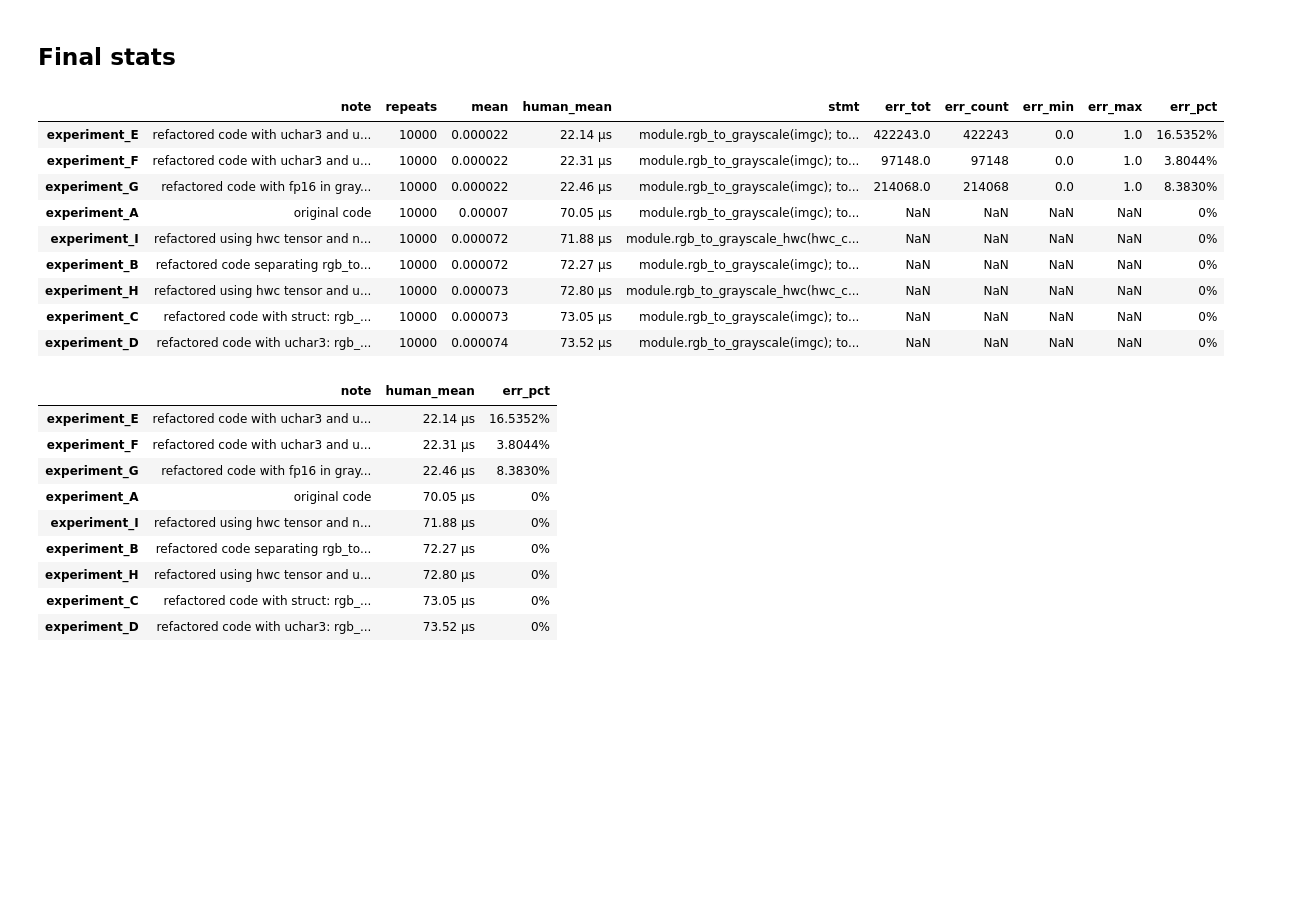
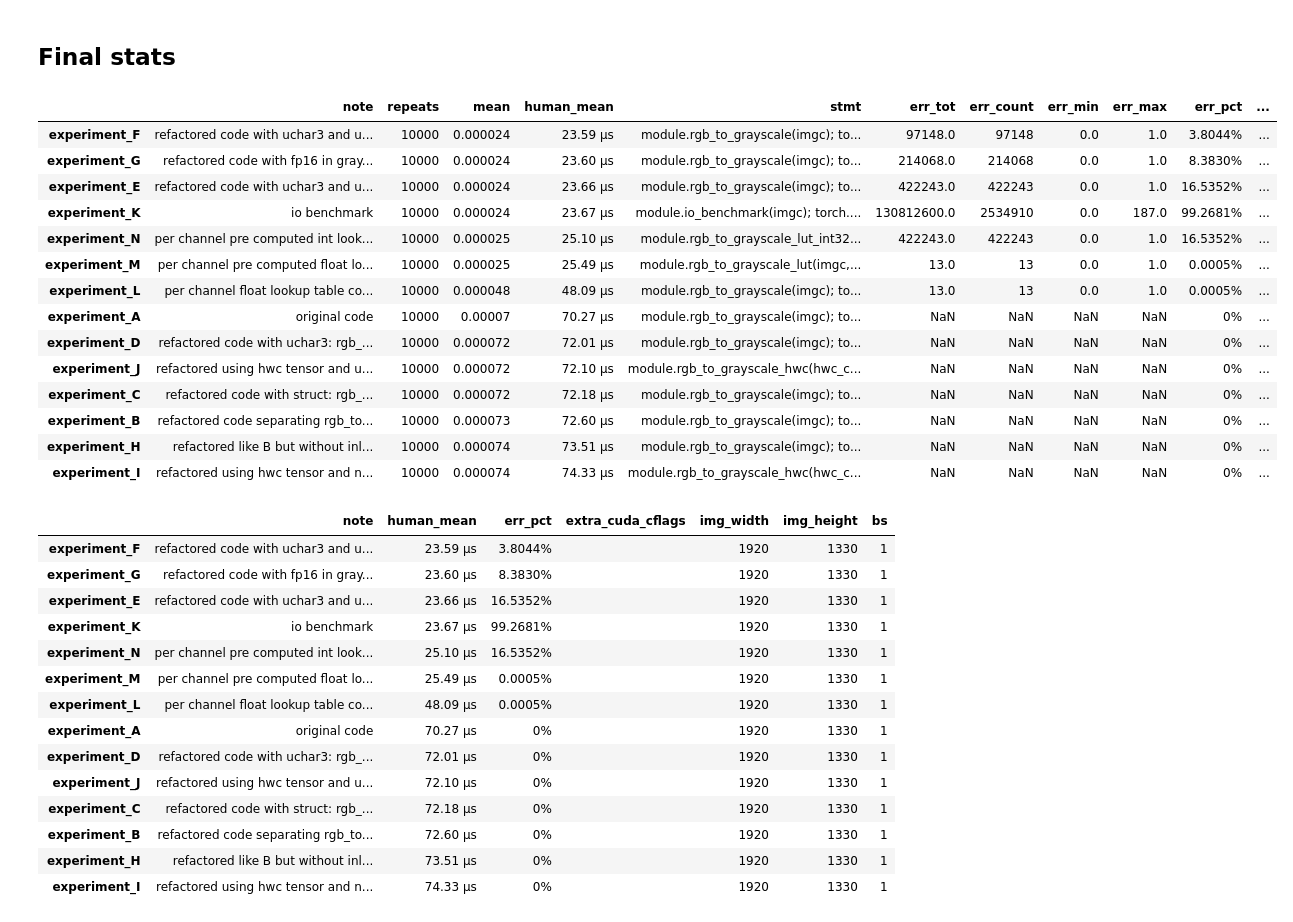
Before and after one commit to artste/lecture2, a Jupyter notebook: lecture3/cuda_rgb_to_gray_refactor.ipynb, the cells around one changed output. Drawn from its saved outputs; the diff is of its cells as text; code cells hidden in the pictures; blank space fills up the shorter version.

Commit message:
Added lookup table experiments.

```diff
--- a/lecture3/cuda_rgb_to_gray_refactor.ipynb
+++ b/lecture3/cuda_rgb_to_gray_refactor.ipynb
@@ -95,6 +95,18 @@ def compare_img(a,b,experiment_name=None,note=None,assert_compare=True,atol=1e-9
     else:
         print('Images are identical')
 # %%
-def load_cuda(cuda_src, cpp_src, funcs, opt=False, verbose=False):
+extra_cuda_cflags=[] # no optimizations
+#extra_cuda_cflags=["-O2"] # with optimizations
+
+def load_cuda(cuda_src, cpp_src, funcs, verbose=False):
     return load_inline(cuda_sources=[cuda_src], cpp_sources=[cpp_src], functions=funcs,
-                       extra_cuda_cflags=["-O2"] if opt else [], verbose=verbose, name="inline_ext")
+                       extra_cuda_cflags=extra_cuda_cflags, verbose=verbose, name="inline_ext")
+# %%
+# Simulate a "batch" of images
+bs = 1
+
+# Simulate batch stacking horizontally more images
+if bs==1: bimg = img
+else: bimg=torch.cat([img for _ in range(bs)], dim=2)
+
+bimg.shape
@@ -739,31 +1001,44 @@ module.rgb_to_grayscale_hwc(hwc_cuda); torch.cuda.synchronize()
 # %%
 import pandas as pd
 df = pd.DataFrame(experiments).T
 df = df.sort_values('mean',ascending=True)
 df['err_pct'] = df['err_pct'].fillna('0%')
+df['extra_cuda_cflags'] = ','.join(extra_cuda_cflags)
+df[['img_height','img_width']] = img.shape[1:]
+df['bs']=bs
 df
 # %% [output]
-|  | note | repeats | mean | human_mean | stmt | err_tot | err_count | err_min | err_max | err_pct |
-| experiment_E | refactored code with uchar3 and u... | 10000 | 0.000022 | 22.14 μs | module.rgb_to_grayscale(imgc); to... | 422243.0 | 422243 | 0.0 | 1.0 | 16.5352% |
-| experiment_F | refactored code with uchar3 and u... | 10000 | 0.000022 | 22.31 μs | module.rgb_to_grayscale(imgc); to... | 97148.0 | 97148 | 0.0 | 1.0 | 3.8044% |
-| experiment_G | refactored code with fp16 in gray... | 10000 | 0.000022 | 22.46 μs | module.rgb_to_grayscale(imgc); to... | 214068.0 | 214068 | 0.0 | 1.0 | 8.3830% |
-| experiment_A | original code | 10000 | 0.00007 | 70.05 μs | module.rgb_to_grayscale(imgc); to... | NaN | NaN | NaN | NaN | 0% |
-| experiment_I | refactored using hwc tensor and n... | 10000 | 0.000072 | 71.88 μs | module.rgb_to_grayscale_hwc(hwc_c... | NaN | NaN | NaN | NaN | 0% |
-| experiment_B | refactored code separating rgb_to... | 10000 | 0.000072 | 72.27 μs | module.rgb_to_grayscale(imgc); to... | NaN | NaN | NaN | NaN | 0% |
-| experiment_H | refactored using hwc tensor and u... | 10000 | 0.000073 | 72.80 μs | module.rgb_to_grayscale_hwc(hwc_c... | NaN | NaN | NaN | NaN | 0% |
-| experiment_C | refactored code with struct: rgb_... | 10000 | 0.000073 | 73.05 μs | module.rgb_to_grayscale(imgc); to... | NaN | NaN | NaN | NaN | 0% |
-| experiment_D | refactored code with uchar3: rgb_... | 10000 | 0.000074 | 73.52 μs | module.rgb_to_grayscale(imgc); to... | NaN | NaN | NaN | NaN | 0% |
+|  | note | repeats | mean | human_mean | stmt | err_tot | err_count | err_min | err_max | err_pct | ... |
+| experiment_F | refactored code with uchar3 and u... | 10000 | 0.000024 | 23.59 μs | module.rgb_to_grayscale(imgc); to... | 97148.0 | 97148 | 0.0 | 1.0 | 3.8044% | ... |
+| experiment_G | refactored code with fp16 in gray... | 10000 | 0.000024 | 23.60 μs | module.rgb_to_grayscale(imgc); to... | 214068.0 | 214068 | 0.0 | 1.0 | 8.3830% | ... |
+| experiment_E | refactored code with uchar3 and u... | 10000 | 0.000024 | 23.66 μs | module.rgb_to_grayscale(imgc); to... | 422243.0 | 422243 | 0.0 | 1.0 | 16.5352% | ... |
+| experiment_K | io benchmark | 10000 | 0.000024 | 23.67 μs | module.io_benchmark(imgc); torch.... | 130812600.0 | 2534910 | 0.0 | 187.0 | 99.2681% | ... |
+| experiment_N | per channel pre computed int look... | 10000 | 0.000025 | 25.10 μs | module.rgb_to_grayscale_lut_int32... | 422243.0 | 422243 | 0.0 | 1.0 | 16.5352% | ... |
+| experiment_M | per channel pre computed float lo... | 10000 | 0.000025 | 25.49 μs | module.rgb_to_grayscale_lut(imgc,... | 13.0 | 13 | 0.0 | 1.0 | 0.0005% | ... |
+| experiment_L | per channel float lookup table co... | 10000 | 0.000048 | 48.09 μs | module.rgb_to_grayscale(imgc); to... | 13.0 | 13 | 0.0 | 1.0 | 0.0005% | ... |
+| experiment_A | original code | 10000 | 0.00007 | 70.27 μs | module.rgb_to_grayscale(imgc); to... | NaN | NaN | NaN | NaN | 0% | ... |
+| experiment_D | refactored code with uchar3: rgb_... | 10000 | 0.000072 | 72.01 μs | module.rgb_to_grayscale(imgc); to... | NaN | NaN | NaN | NaN | 0% | ... |
+| experiment_J | refactored using hwc tensor and u... | 10000 | 0.000072 | 72.10 μs | module.rgb_to_grayscale_hwc(hwc_c... | NaN | NaN | NaN | NaN | 0% | ... |
+| experiment_C | refactored code with struct: rgb_... | 10000 | 0.000072 | 72.18 μs | module.rgb_to_grayscale(imgc); to... | NaN | NaN | NaN | NaN | 0% | ... |
+| experiment_B | refactored code separating rgb_to... | 10000 | 0.000073 | 72.60 μs | module.rgb_to_grayscale(imgc); to... | NaN | NaN | NaN | NaN | 0% | ... |
+| experiment_H | refactored like B but without inl... | 10000 | 0.000074 | 73.51 μs | module.rgb_to_grayscale(imgc); to... | NaN | NaN | NaN | NaN | 0% | ... |
+| experiment_I | refactored using hwc tensor and n... | 10000 | 0.000074 | 74.33 μs | module.rgb_to_grayscale_hwc(hwc_c... | NaN | NaN | NaN | NaN | 0% | ... |
 # %%
 with pd.option_context('display.max_colwidth', 100):
-    display(df[['note','human_mean','err_pct']])
+    display(df[['note','human_mean','err_pct','extra_cuda_cflags','img_width','img_height','bs']])
 # %% [output]
-|  | note | human_mean | err_pct |
-| experiment_E | refactored code with uchar3 and u... | 22.14 μs | 16.5352% |
-| experiment_F | refactored code with uchar3 and u... | 22.31 μs | 3.8044% |
-| experiment_G | refactored code with fp16 in gray... | 22.46 μs | 8.3830% |
-| experiment_A | original code | 70.05 μs | 0% |
-| experiment_I | refactored using hwc tensor and n... | 71.88 μs | 0% |
-| experiment_B | refactored code separating rgb_to... | 72.27 μs | 0% |
-| experiment_H | refactored using hwc tensor and u... | 72.80 μs | 0% |
-| experiment_C | refactored code with struct: rgb_... | 73.05 μs | 0% |
-| experiment_D | refactored code with uchar3: rgb_... | 73.52 μs | 0% |
+|  | note | human_mean | err_pct | extra_cuda_cflags | img_width | img_height | bs |
+| experiment_F | refactored code with uchar3 and u... | 23.59 μs | 3.8044% |  | 1920 | 1330 | 1 |
+| experiment_G | refactored code with fp16 in gray... | 23.60 μs | 8.3830% |  | 1920 | 1330 | 1 |
+| experiment_E | refactored code with uchar3 and u... | 23.66 μs | 16.5352% |  | 1920 | 1330 | 1 |
+| experiment_K | io benchmark | 23.67 μs | 99.2681% |  | 1920 | 1330 | 1 |
+| experiment_N | per channel pre computed int look... | 25.10 μs | 16.5352% |  | 1920 | 1330 | 1 |
+| experiment_M | per channel pre computed float lo... | 25.49 μs | 0.0005% |  | 1920 | 1330 | 1 |
+| experiment_L | per channel float lookup table co... | 48.09 μs | 0.0005% |  | 1920 | 1330 | 1 |
+| experiment_A | original code | 70.27 μs | 0% |  | 1920 | 1330 | 1 |
+| experiment_D | refactored code with uchar3: rgb_... | 72.01 μs | 0% |  | 1920 | 1330 | 1 |
+| experiment_J | refactored using hwc tensor and u... | 72.10 μs | 0% |  | 1920 | 1330 | 1 |
+| experiment_C | refactored code with struct: rgb_... | 72.18 μs | 0% |  | 1920 | 1330 | 1 |
+| experiment_B | refactored code separating rgb_to... | 72.60 μs | 0% |  | 1920 | 1330 | 1 |
+| experiment_H | refactored like B but without inl... | 73.51 μs | 0% |  | 1920 | 1330 | 1 |
+| experiment_I | refactored using hwc tensor and n... | 74.33 μs | 0% |  | 1920 | 1330 | 1 |
```
Also changed, not shown: parts of 29 cells of this notebook.
